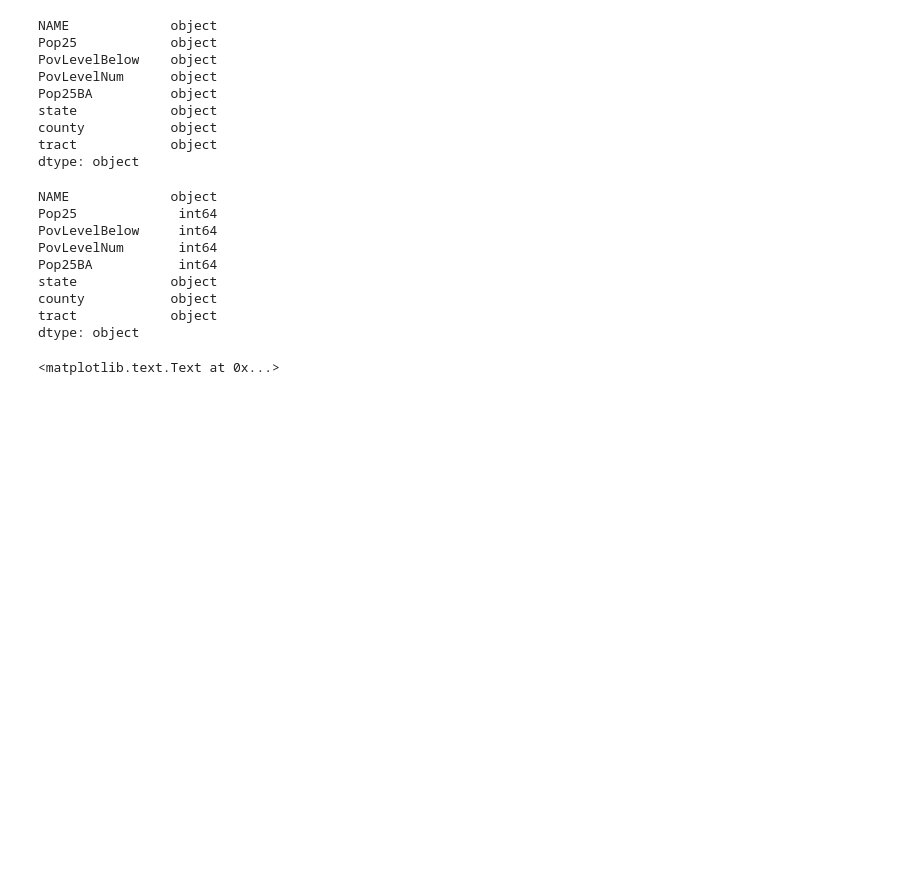
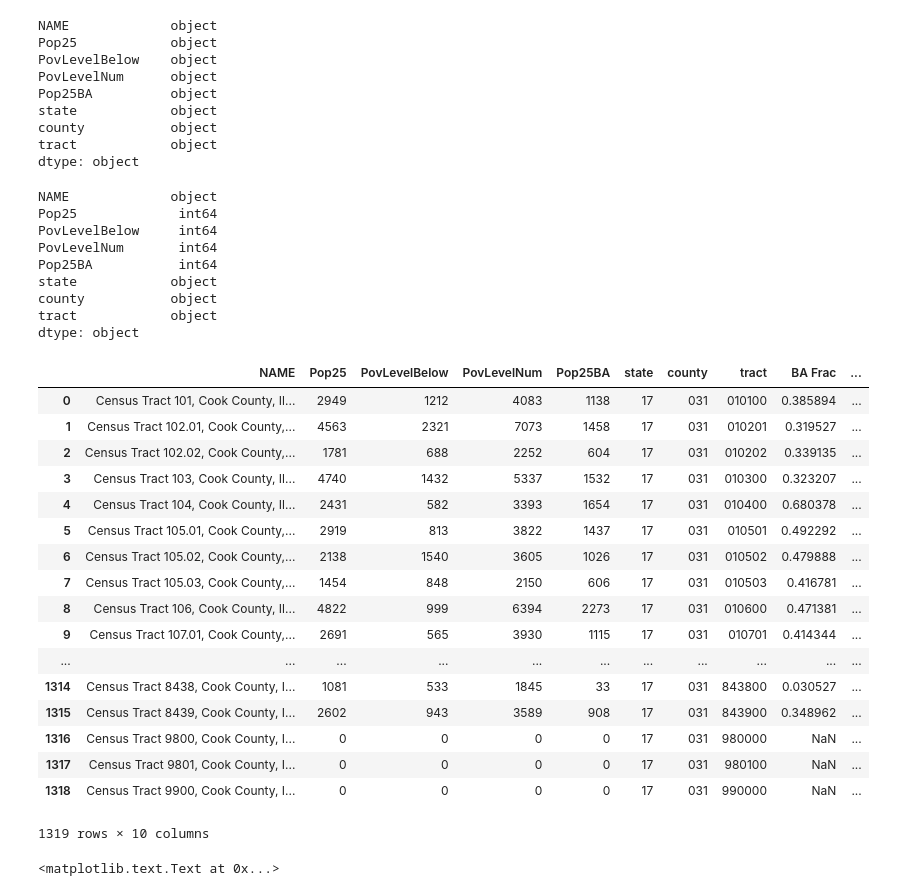
Before and after one commit to harris-ippp/lectures, a Jupyter notebook: 05-pandas/Introduction to Pandas.ipynb, the cells around one changed output. Cells and saved outputs as stored; diff of their text form; code cells hidden in the pictures; blank space fills up the shorter version.

```diff
--- a/05-pandas/Introduction to Pandas.ipynb
+++ b/05-pandas/Introduction to Pandas.ipynb
@@ -687,7 +690,8 @@ We can fix this with `rename`.  Note the argument `inplace = True`.
 census.rename(columns = {"B16010_041E" : "Pop25BA",
                          "B16010_001E" : "Pop25",
                          "B06012_002E" : "PovLevelBelow",
-                         "B06012_001E" : "PovLevelNum"}, inplace = True)
+                         "B06012_001E" : "PovLevelNum"},
+              inplace = True)
 census.head()
 # %% [output]
 |  | NAME | Pop25 | PovLevelBelow | PovLevelNum | Pop25BA | state | county | tract |
@@ -821,6 +825,27 @@ dtype: object
 # %%
 census["BA Frac"] = census["Pop25BA"] / census["Pop25"]
 census["Poverty Rate"] = census["PovLevelBelow"] / census["PovLevelNum"]
+# %%
+census
+# %% [output]
+|  | NAME | Pop25 | PovLevelBelow | PovLevelNum | Pop25BA | state | county | tract | BA Frac | ... |
+| 0 | Census Tract 101, Cook County, Il... | 2949 | 1212 | 4083 | 1138 | 17 | 031 | 010100 | 0.385894 | ... |
+| 1 | Census Tract 102.01, Cook County,... | 4563 | 2321 | 7073 | 1458 | 17 | 031 | 010201 | 0.319527 | ... |
+| 2 | Census Tract 102.02, Cook County,... | 1781 | 688 | 2252 | 604 | 17 | 031 | 010202 | 0.339135 | ... |
+| 3 | Census Tract 103, Cook County, Il... | 4740 | 1432 | 5337 | 1532 | 17 | 031 | 010300 | 0.323207 | ... |
+| 4 | Census Tract 104, Cook County, Il... | 2431 | 582 | 3393 | 1654 | 17 | 031 | 010400 | 0.680378 | ... |
+| 5 | Census Tract 105.01, Cook County,... | 2919 | 813 | 3822 | 1437 | 17 | 031 | 010501 | 0.492292 | ... |
+| 6 | Census Tract 105.02, Cook County,... | 2138 | 1540 | 3605 | 1026 | 17 | 031 | 010502 | 0.479888 | ... |
+| 7 | Census Tract 105.03, Cook County,... | 1454 | 848 | 2150 | 606 | 17 | 031 | 010503 | 0.416781 | ... |
+| 8 | Census Tract 106, Cook County, Il... | 4822 | 999 | 6394 | 2273 | 17 | 031 | 010600 | 0.471381 | ... |
+| 9 | Census Tract 107.01, Cook County,... | 2691 | 565 | 3930 | 1115 | 17 | 031 | 010701 | 0.414344 | ... |
+| ... | ... | ... | ... | ... | ... | ... | ... | ... | ... | ... |
+| 1314 | Census Tract 8438, Cook County, I... | 1081 | 533 | 1845 | 33 | 17 | 031 | 843800 | 0.030527 | ... |
+| 1315 | Census Tract 8439, Cook County, I... | 2602 | 943 | 3589 | 908 | 17 | 031 | 843900 | 0.348962 | ... |
+| 1316 | Census Tract 9800, Cook County, I... | 0 | 0 | 0 | 0 | 17 | 031 | 980000 | NaN | ... |
+| 1317 | Census Tract 9801, Cook County, I... | 0 | 0 | 0 | 0 | 17 | 031 | 980100 | NaN | ... |
+| 1318 | Census Tract 9900, Cook County, I... | 0 | 0 | 0 | 0 | 17 | 031 | 990000 | NaN | ... |
+1319 rows × 10 columns
 # %%
 ax = census["BA Frac"].plot(kind = "hist")
 ax.set_xlabel("Fraction of Tract with a Bachelor's")
```
Also changed, not shown: parts of 30 cells of this notebook, 4 other files.
